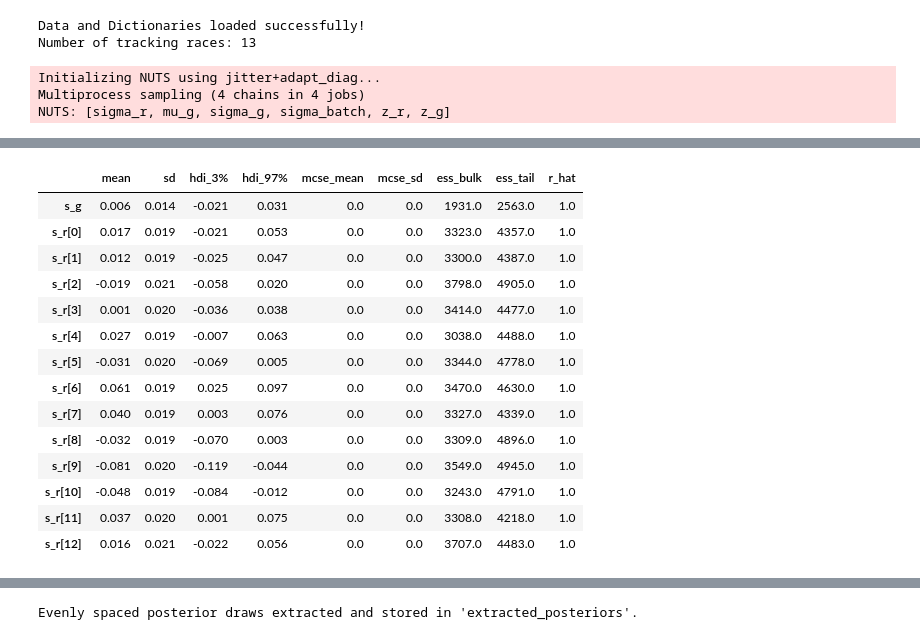
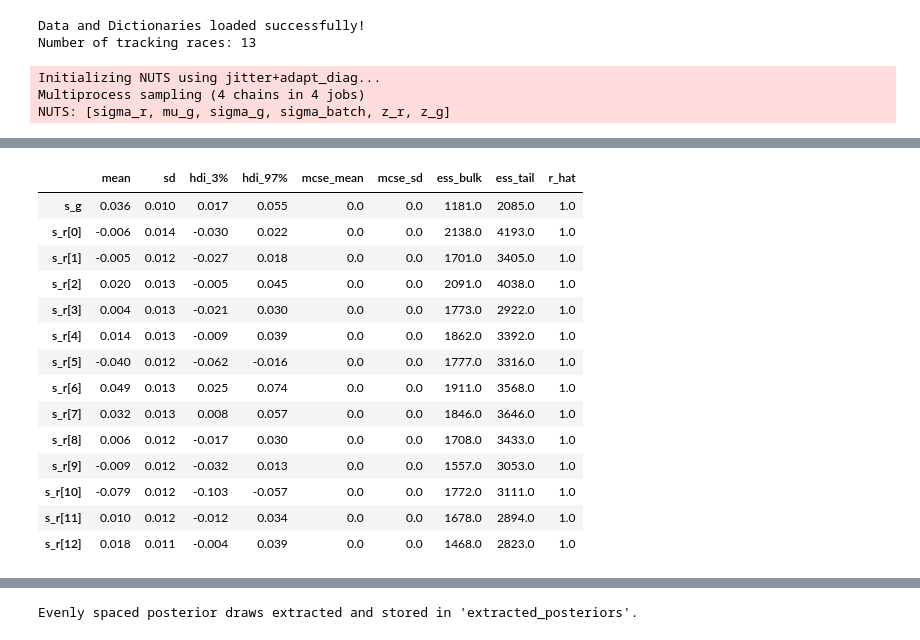
Before and after one commit to rickyrojas311/realtimeElectionForecasting, a Jupyter notebook: model_v2/model_v2.ipynb, the cells around one changed output, grey strips where cells are left out. Drawn from its saved outputs; the diff is of its cells as text; code cells hidden in the pictures.

```diff
--- a/model_v2/model_v2.ipynb
+++ b/model_v2/model_v2.ipynb
@@ -37,9 +37,10 @@ model_data = drop_data.dropna(subset=['this_batch_dem_proportion']).copy()
 race_idx = model_data['race_id'].values
 n_races = len(race_data)
 b_rt_observed = model_data['this_batch_dem_proportion'].values
+batch_sizes = model_data['this_batch_total_votes'].values
 baseline = model_data['baseline_dem_proportion'].values
 # %%
-with pm.Model() as election_model_v1:
+with pm.Model() as election_model_v2:
 
     # 1. Hyperparameters
     # Variance between races
@@ -50,7 +51,7 @@ with pm.Model() as election_model_v1:
     sigma_g = pm.HalfNormal('sigma_g', sigma=0.05)
 
     # Observation noise for a single batch drop
-    sigma_batch = pm.HalfNormal('sigma_batch', sigma=0.05)
+    sigma_batch = pm.HalfNormal('sigma_batch', sigma=0.31)
 
     # 2. Race-Specific Latent State (Non-centered parameterization)
     z_r = pm.Normal('z_r', mu=0.0, sigma=1.0, shape=n_races)
@@ -70,15 +71,15 @@ with pm.Model() as election_model_v1:
     # The likelihood of the data we actually observed
     b_rt = pm.Normal('b_rt',
                      mu=expected_b,
-                     sigma=sigma_batch,
+                     sigma=sigma_batch / (batch_sizes ** 0.5),
                      observed=b_rt_observed)
 # %%
-with election_model_v1:
+with election_model_v2:
     # Run the MCMC sampler
-    trace_v1 = pm.sample(draws=2000, tune=1000, chains=4, target_accept=0.99, random_seed=42)
+    trace_v2 = pm.sample(draws=2000, tune=1000, chains=4, target_accept=0.99, random_seed=42)
 
 # Check out the summary of the latent parameters we care about
-display(az.summary(trace_v1, var_names=['s_g', 's_r']))
+display(az.summary(trace_v2, var_names=['s_g', 's_r']))
 # %% [output]
 Initializing NUTS using jitter+adapt_diag...
 Multiprocess sampling (4 chains in 4 jobs)
@@ -89,16 +90,16 @@ Sampling 4 chains for 1_000 tune and 2_000 draw iterations (4_000 + 8_000 draws
 |  | mean | sd | hdi_3% | hdi_97% | mcse_mean | mcse_sd | ess_bulk | ess_tail | r_hat |
-| s_g | 0.006 | 0.014 | -0.021 | 0.031 | 0.0 | 0.0 | 1931.0 | 2563.0 | 1.0 |
-| s_r[0] | 0.017 | 0.019 | -0.021 | 0.053 | 0.0 | 0.0 | 3323.0 | 4357.0 | 1.0 |
-| s_r[1] | 0.012 | 0.019 | -0.025 | 0.047 | 0.0 | 0.0 | 3300.0 | 4387.0 | 1.0 |
-| s_r[2] | -0.019 | 0.021 | -0.058 | 0.020 | 0.0 | 0.0 | 3798.0 | 4905.0 | 1.0 |
-| s_r[3] | 0.001 | 0.020 | -0.036 | 0.038 | 0.0 | 0.0 | 3414.0 | 4477.0 | 1.0 |
-| s_r[4] | 0.027 | 0.019 | -0.007 | 0.063 | 0.0 | 0.0 | 3038.0 | 4488.0 | 1.0 |
-| s_r[5] | -0.031 | 0.020 | -0.069 | 0.005 | 0.0 | 0.0 | 3344.0 | 4778.0 | 1.0 |
-| s_r[6] | 0.061 | 0.019 | 0.025 | 0.097 | 0.0 | 0.0 | 3470.0 | 4630.0 | 1.0 |
-| s_r[7] | 0.040 | 0.019 | 0.003 | 0.076 | 0.0 | 0.0 | 3327.0 | 4339.0 | 1.0 |
-| s_r[8] | -0.032 | 0.019 | -0.070 | 0.003 | 0.0 | 0.0 | 3309.0 | 4896.0 | 1.0 |
-| s_r[9] | -0.081 | 0.020 | -0.119 | -0.044 | 0.0 | 0.0 | 3549.0 | 4945.0 | 1.0 |
-| s_r[10] | -0.048 | 0.019 | -0.084 | -0.012 | 0.0 | 0.0 | 3243.0 | 4791.0 | 1.0 |
-| s_r[11] | 0.037 | 0.020 | 0.001 | 0.075 | 0.0 | 0.0 | 3308.0 | 4218.0 | 1.0 |
-| s_r[12] | 0.016 | 0.021 | -0.022 | 0.056 | 0.0 | 0.0 | 3707.0 | 4483.0 | 1.0 |
+| s_g | 0.036 | 0.010 | 0.017 | 0.055 | 0.0 | 0.0 | 1181.0 | 2085.0 | 1.0 |
+| s_r[0] | -0.006 | 0.014 | -0.030 | 0.022 | 0.0 | 0.0 | 2138.0 | 4193.0 | 1.0 |
+| s_r[1] | -0.005 | 0.012 | -0.027 | 0.018 | 0.0 | 0.0 | 1701.0 | 3405.0 | 1.0 |
+| s_r[2] | 0.020 | 0.013 | -0.005 | 0.045 | 0.0 | 0.0 | 2091.0 | 4038.0 | 1.0 |
+| s_r[3] | 0.004 | 0.013 | -0.021 | 0.030 | 0.0 | 0.0 | 1773.0 | 2922.0 | 1.0 |
+| s_r[4] | 0.014 | 0.013 | -0.009 | 0.039 | 0.0 | 0.0 | 1862.0 | 3392.0 | 1.0 |
+| s_r[5] | -0.040 | 0.012 | -0.062 | -0.016 | 0.0 | 0.0 | 1777.0 | 3316.0 | 1.0 |
+| s_r[6] | 0.049 | 0.013 | 0.025 | 0.074 | 0.0 | 0.0 | 1911.0 | 3568.0 | 1.0 |
+| s_r[7] | 0.032 | 0.013 | 0.008 | 0.057 | 0.0 | 0.0 | 1846.0 | 3646.0 | 1.0 |
+| s_r[8] | 0.006 | 0.012 | -0.017 | 0.030 | 0.0 | 0.0 | 1708.0 | 3433.0 | 1.0 |
+| s_r[9] | -0.009 | 0.012 | -0.032 | 0.013 | 0.0 | 0.0 | 1557.0 | 3053.0 | 1.0 |
+| s_r[10] | -0.079 | 0.012 | -0.103 | -0.057 | 0.0 | 0.0 | 1772.0 | 3111.0 | 1.0 |
+| s_r[11] | 0.010 | 0.012 | -0.012 | 0.034 | 0.0 | 0.0 | 1678.0 | 2894.0 | 1.0 |
+| s_r[12] | 0.018 | 0.011 | -0.004 | 0.039 | 0.0 | 0.0 | 1468.0 | 2823.0 | 1.0 |
 # %%
```
Also changed, not shown: parts of 14 cells of this notebook, 3 other files.
